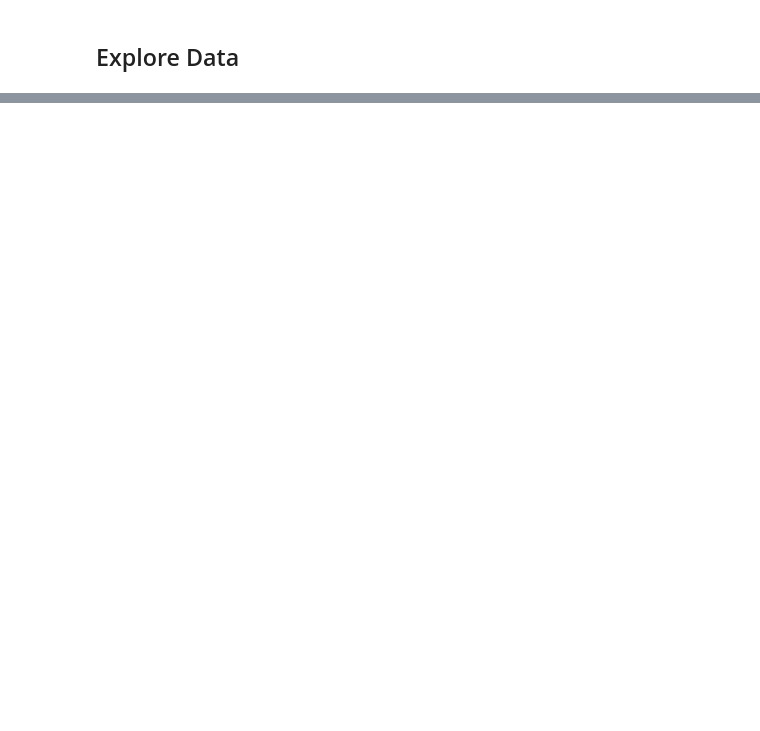
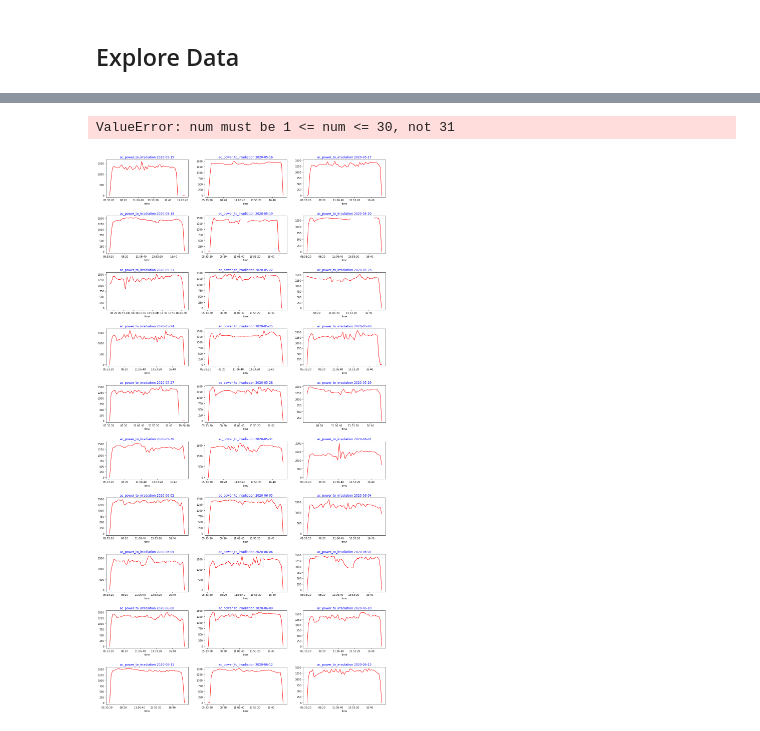
Before and after one commit to LucMaingard/solar-plant, a Jupyter notebook: notebooks/eda_solar.ipynb, the cells around one changed output, grey strips where cells are left out. Saved outputs shown, nothing was run; the diff lists cells and outputs as text; code cells hidden in the pictures; blank space fills up the shorter version.

```diff
--- a/notebooks/eda_solar.ipynb
+++ b/notebooks/eda_solar.ipynb
@@ -31,0 +153,4 @@ df_w1.head(3)
+# %%
+#left join df's
+df_solar = pd.merge(df_p1.drop(columns = ['plant_id']), df_w1.drop(columns = ['plant_id', 'source_key']), on=('date', 'time'), how='left')
+df_solar.head()
@@ -32,2 +185,17 @@ df_w1.head(3)
+# %%
+#drop nulls
+df_solar=df_solar.dropna()
+# %%
+df_solar['dc_to_irradiation'] = df_solar['dc_power']/df_solar['irradiation']
 # %% [markdown]
 ## Explore Data
+# %%
+def Daywise_plot(data= None, row = None, col = None, title='dc_to_irradiation'):
+    cols = data.columns # take all column
+    gp = plt.figure(figsize=(20,40))
+
+    gp.subplots_adjust(wspace=0.2, hspace=0.5)
+    for i in range(1, len(cols)+1):
+        ax = gp.add_subplot(row,col, i)
+        data[cols[i-1]].plot(ax=ax, color='red')
+        ax.set_title('{} {}'.format(title, cols[i-1]),color='blue')
@@ -33,0 +231,8 @@ df_w1.head(3)
+# %%
+temp_solar = df_solar.copy()
+temp_solar['ac_power_to_irradiation'] = temp_solar['ac_power']/temp_solar['irradiation']
+solar_irradiation = temp_solar.pivot_table(values='ac_power_to_irradiation', index='time', columns='date')
+Daywise_plot(data=solar_irradiation, row=10, col=3, title='ac_power_to_irradiation')
+# %% [output]
+ValueError: num must be 1 <= num <= 30, not 31
+[figure, added]
```
Also changed, not shown: parts of 23 cells of this notebook, 11 other files.
